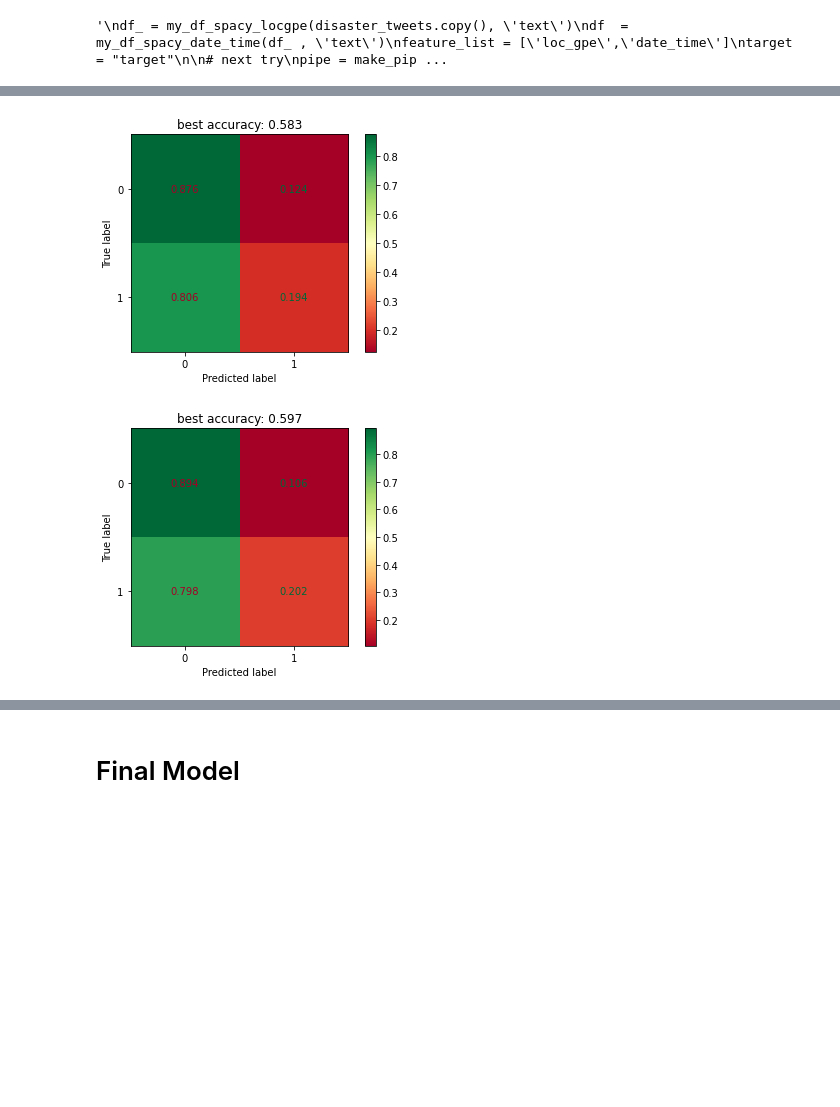
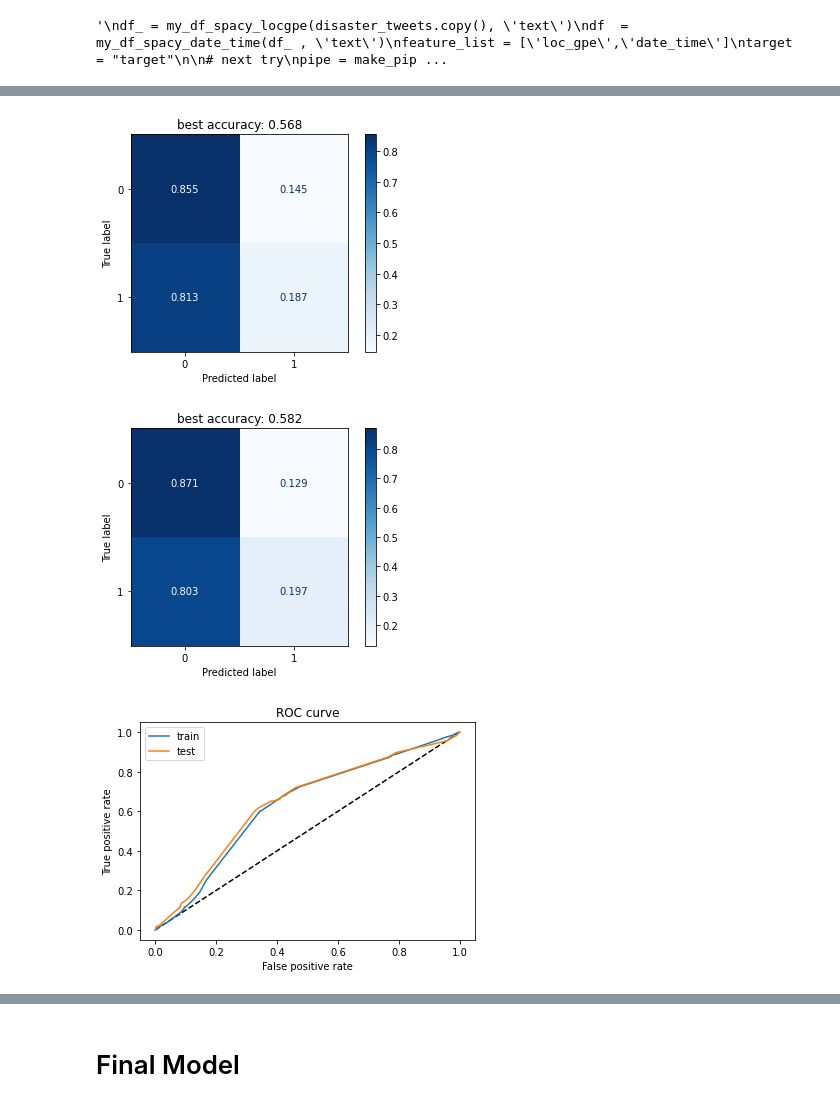
Before and after one commit to TTD-JPO/TDD-project, a Jupyter notebook: Main_TweetDisasterDetection.ipynb, the cells around one changed output, grey strips where cells are left out. Drawn from its saved outputs; the diff is of its cells as text; code cells hidden in the pictures; blank space fills up the shorter version.

```diff
--- a/Main_TweetDisasterDetection.ipynb
+++ b/Main_TweetDisasterDetection.ipynb
@@ -122,12 +123,28 @@ def my_fit_cm(df, pipe, feature_list, target):
   #display( cross_val_score(pipe, X_train, y_train).mean() )
 
   pipe.fit(X_train, y_train)
-  plot_confusion_matrix(pipe, X_train, y_train, values_format="0.3f", normalize='true', cmap="RdYlGn")
+  plot_confusion_matrix(pipe, X_train, y_train, values_format="0.3f", normalize='true', cmap=plt.cm.Blues)#, cmap="RdYlGn")
   plt.title(f"best accuracy: { accuracy_score(y_train, pipe.predict(X_train)):0.3f}")
 
-  plot_confusion_matrix(pipe, X_test, y_test, values_format="0.3f", normalize='true', cmap="RdYlGn")
+  plot_confusion_matrix(pipe, X_test, y_test, values_format="0.3f", normalize='true', cmap=plt.cm.Blues)#, cmap="RdYlGn")
   plt.title(f"best accuracy: { accuracy_score(y_test, pipe.predict(X_test)):0.3f}")
   plt.show()
+
+# ROC curve ##
+  plt.plot([0, 1], [0, 1], 'k--')
+  fpr, tpr, thresholds = roc_curve(y_train, pipe.predict_proba(X_train)[:, 1] )
+  plt.plot(fpr, tpr, label='train')
+
+  fpr_, tpr_, thresholds_ = roc_curve(y_test, pipe.predict_proba(X_test)[:, 1] )
+  plt.plot(fpr_, tpr_, label='test')
+
+  plt.xlabel('False positive rate')
+  plt.ylabel('True positive rate')
+  plt.title('ROC curve')
+  plt.legend(loc='best')
+  plt.show()
+
+  return fpr_, tpr_ # for further plotting ...
   # end
 # %%
 #PW
@@ -525,7 +563,7 @@ pipe = make_pipeline( LogisticRegression() )
 # %%
 # some counts
 df = disaster_tweets.copy()
-df['_fire_'] = df['text'].apply(lambda x: str(x).count('fire') )
+df['_#_'] = df['text'].apply(lambda x: str(x).count('#') )
 df['_@_'] = df['text'].apply(lambda x: str(x).count('@') )
 df['_/_'] = df['text'].apply(lambda x: str(x).count('/') )
 df
@@ -545,9 +583,10 @@ df
 7613 rows × 8 columns
 # %%
-feature_list = ['_fire_','_@_','_/_']
+feature_list = ['_#_','_@_','_/_']
 # next try
 pipe = make_pipeline( LogisticRegression() )
-%time my_fit_cm(df, pipe, feature_list, "target")
+%time _ , _ = my_fit_cm(df, pipe, feature_list, "target")
 # %% [output]
-[figure, old version]
+[figure, new version]
-[figure, old version]
+[figure, new version]
+[figure, added]
```
Also changed, not shown: parts of 12 cells of this notebook.
